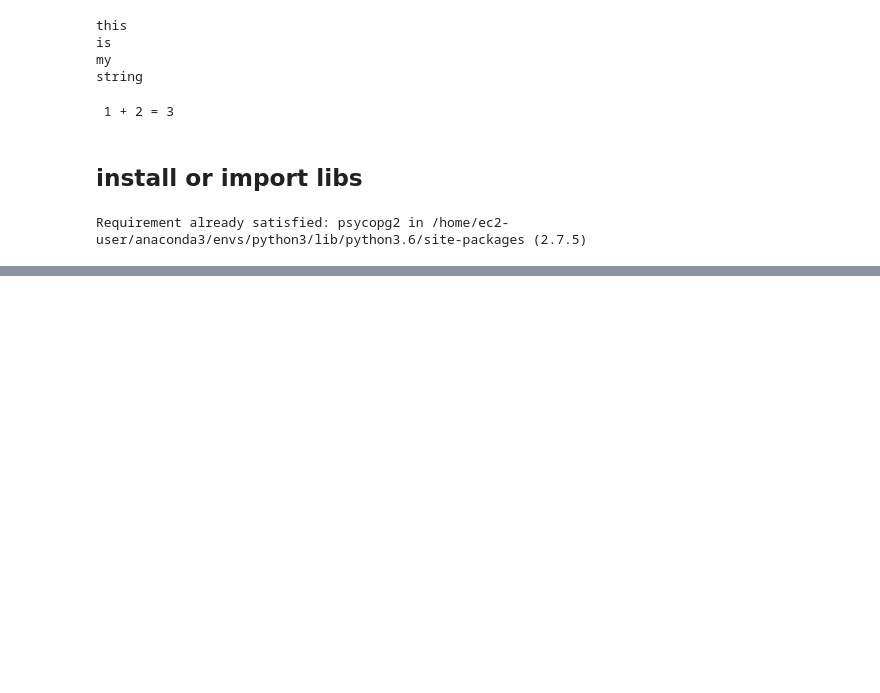
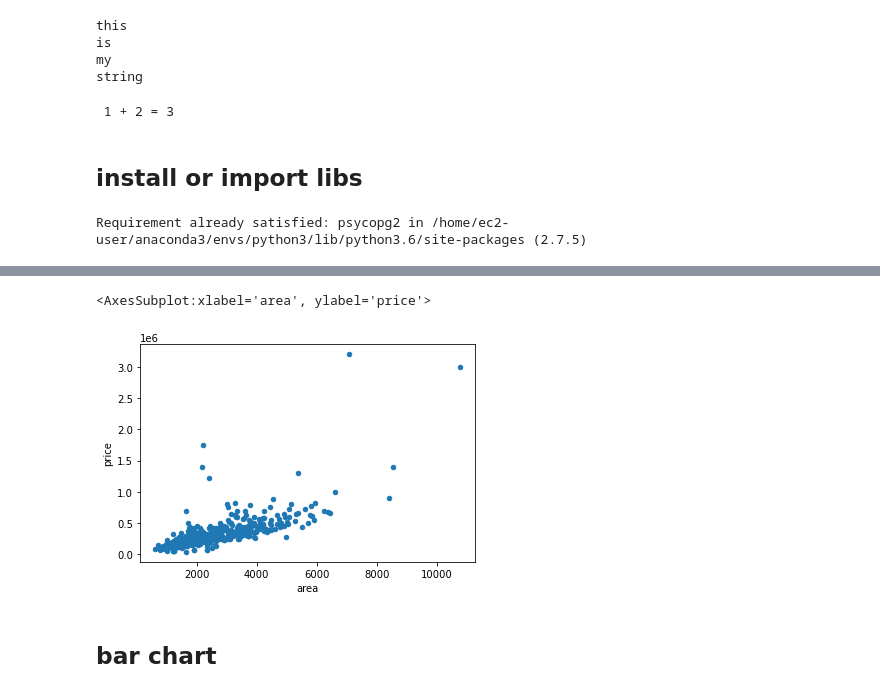
Before and after one commit to carte6jx/IA340, a Jupyter notebook: LEC4.ipynb, the cells around one changed output, grey strips where cells are left out. Cells and saved outputs as stored; diff of their text form; code cells hidden in the pictures; blank space fills up the shorter version.

```diff
--- a/LEC4.ipynb
+++ b/LEC4.ipynb
@@ -27,0 +124,13 @@ import psycopg2
+# %%
+sql_statement = """
+                select price, area
+                from public.house_price_full
+                """
+# %%
+df_price=pandas.read_sql_query(sql_statement, conn)
+df_price.plot.scatter(x='area',y='price')
+# %% [output]
+<AxesSubplot:xlabel='area', ylabel='price'>
+[figure, added]
+# %% [markdown]
+## bar chart
```
Also changed, not shown: parts of 29 cells of this notebook.
